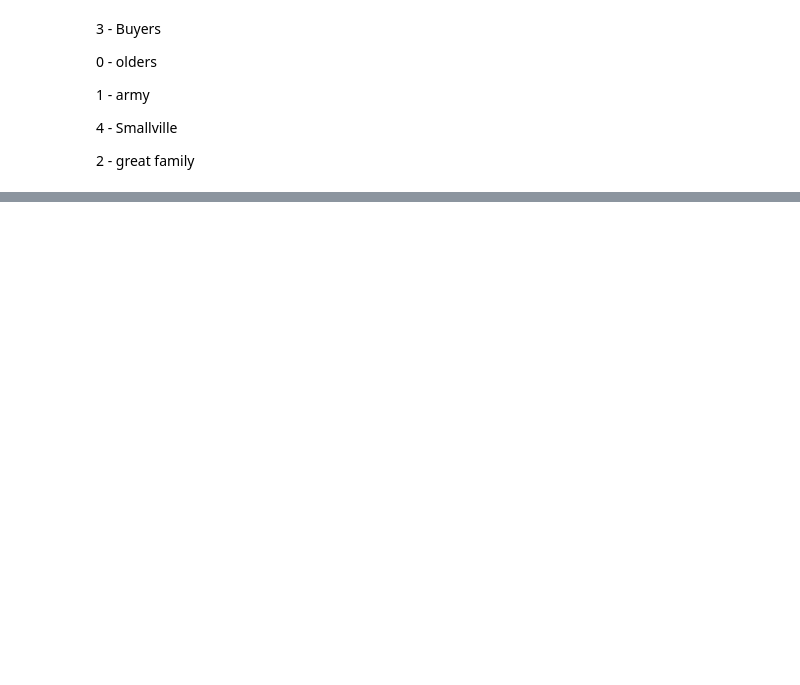
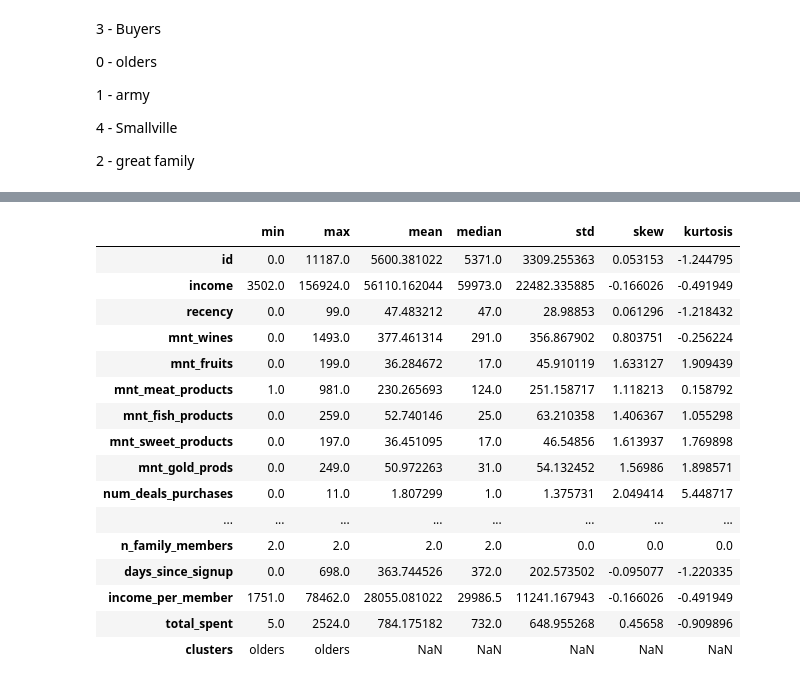
Before and after one commit to lavinomenezes/ifood_data_analyst_challenge, a Jupyter notebook: notebooks/ifood_lm_v10_segmentation_embedding_space.ipynb, the cells around one changed output, grey strips where cells are left out. Saved outputs shown, nothing was run; the diff lists cells and outputs as text; code cells hidden in the pictures; blank space fills up the shorter version.

```diff
--- a/notebooks/ifood_lm_v10_segmentation_embedding_space.ipynb
+++ b/notebooks/ifood_lm_v10_segmentation_embedding_space.ipynb
@@ -624,0 +660,21 @@ df_cluster.sort_values(by='total_spent',ascending=False)
+# %%
+# divisão dos dados em dois dataframes, um categórico e outro numérico
+df11[df11['clusters']=='olders'].agg(['min','max','mean','median','std','skew','kurtosis']).T
+# %% [output]
+|  | min | max | mean | median | std | skew | kurtosis |
+| id | 0.0 | 11187.0 | 5600.381022 | 5371.0 | 3309.255363 | 0.053153 | -1.244795 |
+| income | 3502.0 | 156924.0 | 56110.162044 | 59973.0 | 22482.335885 | -0.166026 | -0.491949 |
+| recency | 0.0 | 99.0 | 47.483212 | 47.0 | 28.98853 | 0.061296 | -1.218432 |
+| mnt_wines | 0.0 | 1493.0 | 377.461314 | 291.0 | 356.867902 | 0.803751 | -0.256224 |
+| mnt_fruits | 0.0 | 199.0 | 36.284672 | 17.0 | 45.910119 | 1.633127 | 1.909439 |
+| mnt_meat_products | 1.0 | 981.0 | 230.265693 | 124.0 | 251.158717 | 1.118213 | 0.158792 |
+| mnt_fish_products | 0.0 | 259.0 | 52.740146 | 25.0 | 63.210358 | 1.406367 | 1.055298 |
+| mnt_sweet_products | 0.0 | 197.0 | 36.451095 | 17.0 | 46.54856 | 1.613937 | 1.769898 |
+| mnt_gold_prods | 0.0 | 249.0 | 50.972263 | 31.0 | 54.132452 | 1.56986 | 1.898571 |
+| num_deals_purchases | 0.0 | 11.0 | 1.807299 | 1.0 | 1.375731 | 2.049414 | 5.448717 |
+| ... | ... | ... | ... | ... | ... | ... | ... |
+| n_family_members | 2.0 | 2.0 | 2.0 | 2.0 | 0.0 | 0.0 | 0.0 |
+| days_since_signup | 0.0 | 698.0 | 363.744526 | 372.0 | 202.573502 | -0.095077 | -1.220335 |
+| income_per_member | 1751.0 | 78462.0 | 28055.081022 | 29986.5 | 11241.167943 | -0.166026 | -0.491949 |
+| total_spent | 5.0 | 2524.0 | 784.175182 | 732.0 | 648.955268 | 0.45658 | -0.909896 |
+| clusters | olders | olders | NaN | NaN | NaN | NaN | NaN |
```
Also changed, not shown: parts of 11 cells of this notebook, 2 other files.
